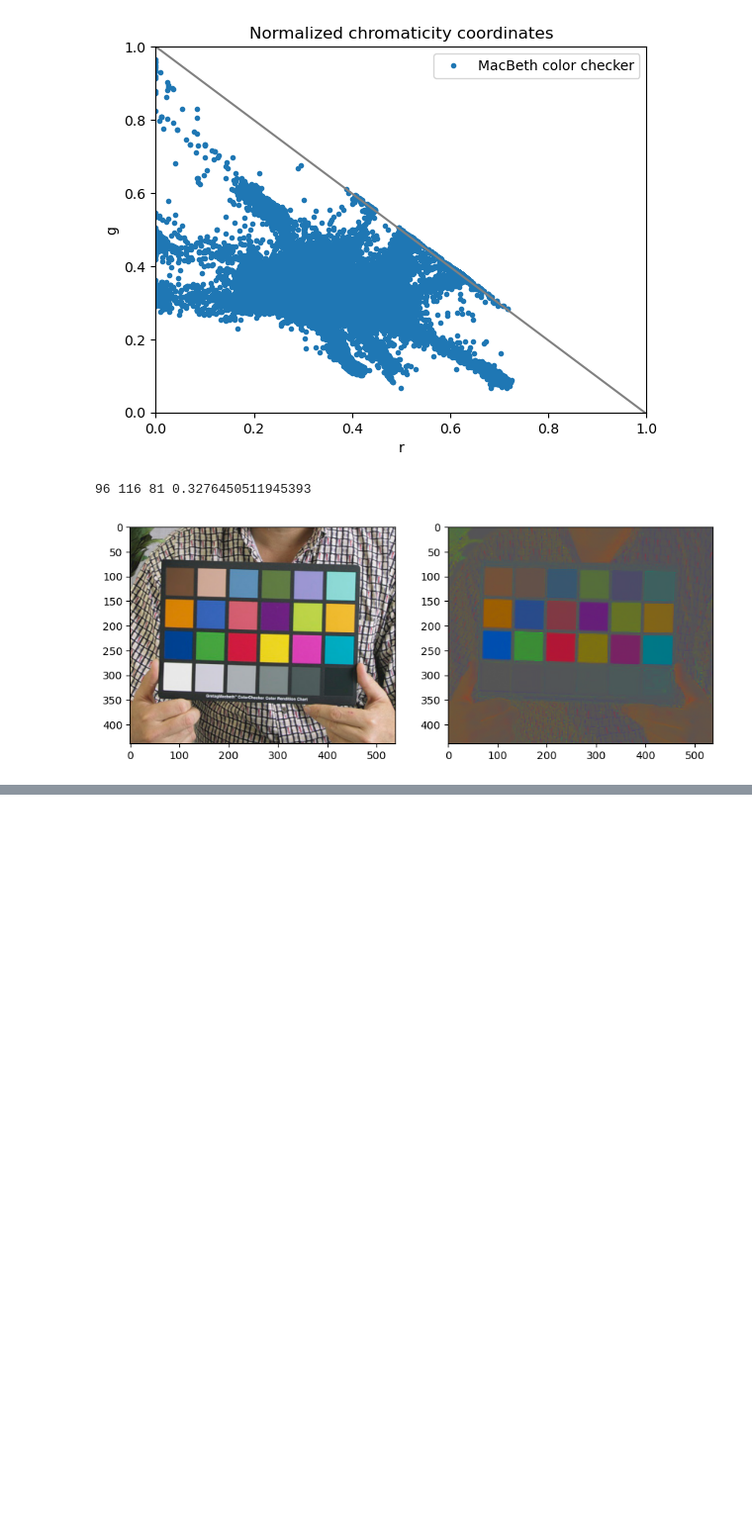
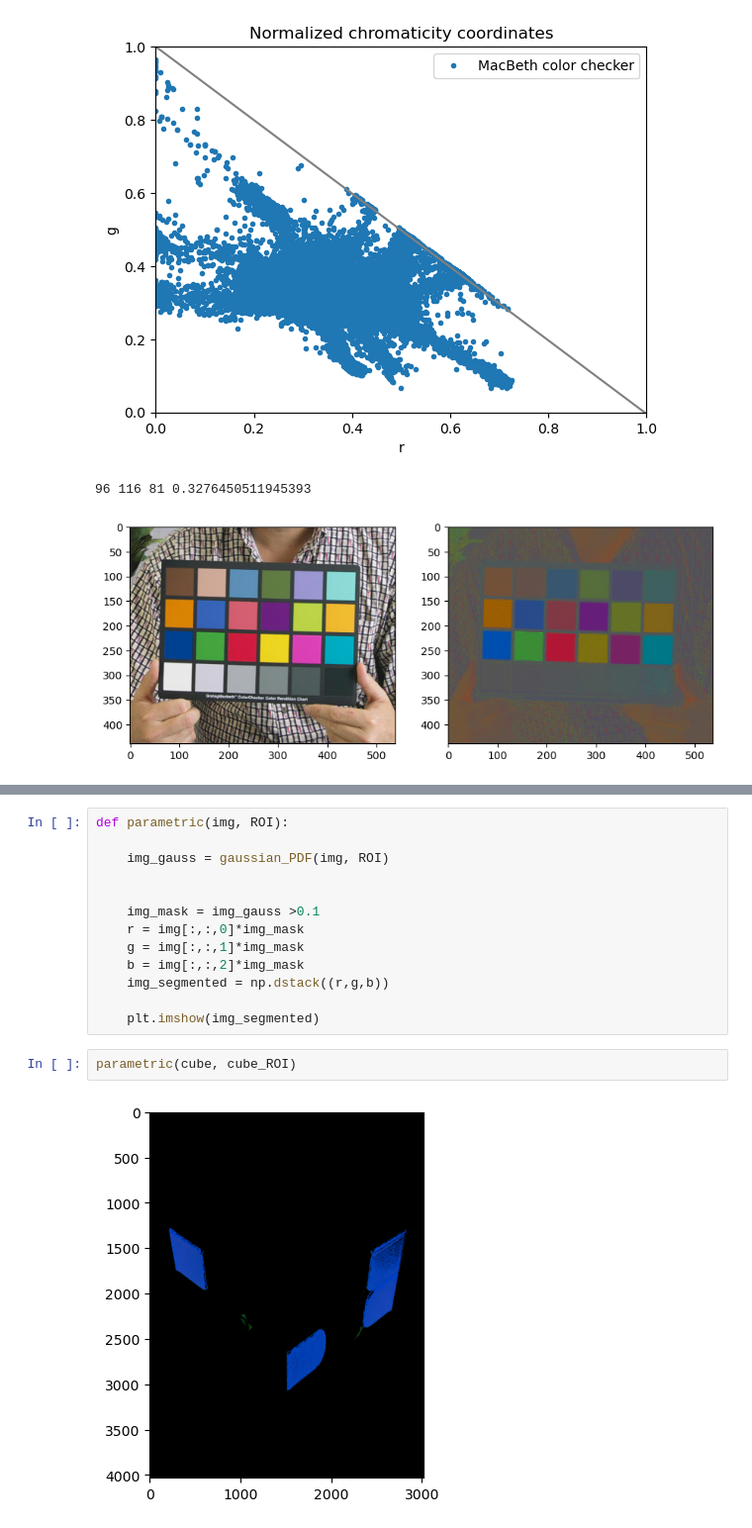
Before and after one commit to genvert/AP_157_FX-2_Vertudez, a Jupyter notebook: Activity 5/Activity 5.ipynb, the cells around one changed output, grey strips where cells are left out. Shown at 99% size. Drawn from its saved outputs; the diff is of its cells as text; blank space fills up the shorter version.

Commit message:
parametric

```diff
--- a/Activity 5/Activity 5.ipynb
+++ b/Activity 5/Activity 5.ipynb
@@ -133,0 +134,17 @@ plt.imshow(cube_masked)
+# %%
+def parametric(img, ROI):
+
+    img_gauss = gaussian_PDF(img, ROI)
+
+
+    img_mask = img_gauss >0.1
+    r = img[:,:,0]*img_mask
+    g = img[:,:,1]*img_mask
+    b = img[:,:,2]*img_mask
+    img_segmented = np.dstack((r,g,b))
+
+    plt.imshow(img_segmented)
+# %%
+parametric(cube, cube_ROI)
+# %% [output]
+[figure, added]
```
Also changed, not shown: parts of 10 cells of this notebook.
